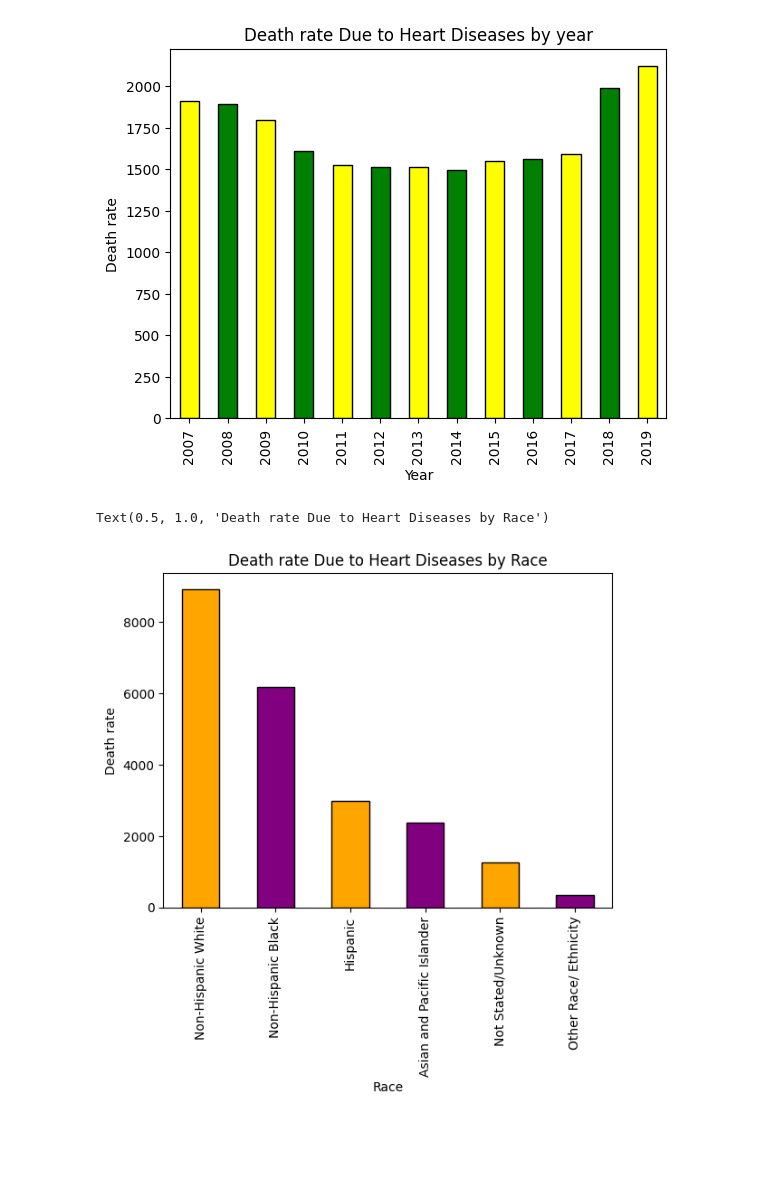
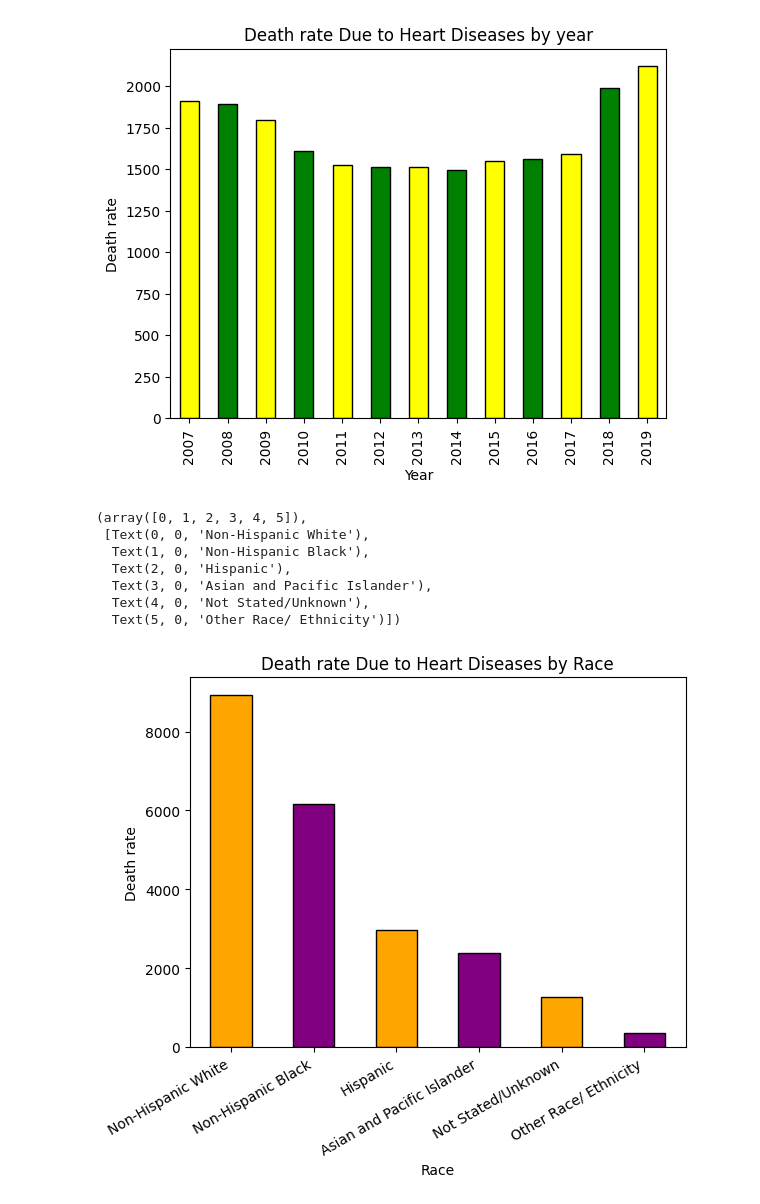
Before and after one commit to sylviarezk/Dataanalytics-2023, a Jupyter notebook: capstone_project_final.ipynb, the cells around one changed output. Cells and saved outputs as stored; diff of their text form; code cells hidden in the pictures; blank space fills up the shorter version.

```diff
--- a/capstone_project_final.ipynb
+++ b/capstone_project_final.ipynb
@@ -170,8 +156,15 @@ df_grouped_heart_race = df_heart.groupby('Race Ethnicity')['Death Rate'].sum().s
 # %%
 df_grouped_heart_race.plot(kind='bar',color=('orange','purple'),edgecolor='black')
 plt.xlabel('Race')
 plt.ylabel('Death rate')
 plt.title('Death rate Due to Heart Diseases by Race')
+plt.xticks(rotation=30, ha='right')
 # %% [output]
-Text(0.5, 1.0, 'Death rate Due to Heart Diseases by Race')
+(array([0, 1, 2, 3, 4, 5]),
+ [Text(0, 0, 'Non-Hispanic White'),
+  Text(1, 0, 'Non-Hispanic Black'),
+  Text(2, 0, 'Hispanic'),
+  Text(3, 0, 'Asian and Pacific Islander'),
+  Text(4, 0, 'Not Stated/Unknown'),
+  Text(5, 0, 'Other Race/ Ethnicity')])
-[figure, old version]
+[figure, new version]
```
Also changed, not shown: parts of 4 cells of this notebook.
